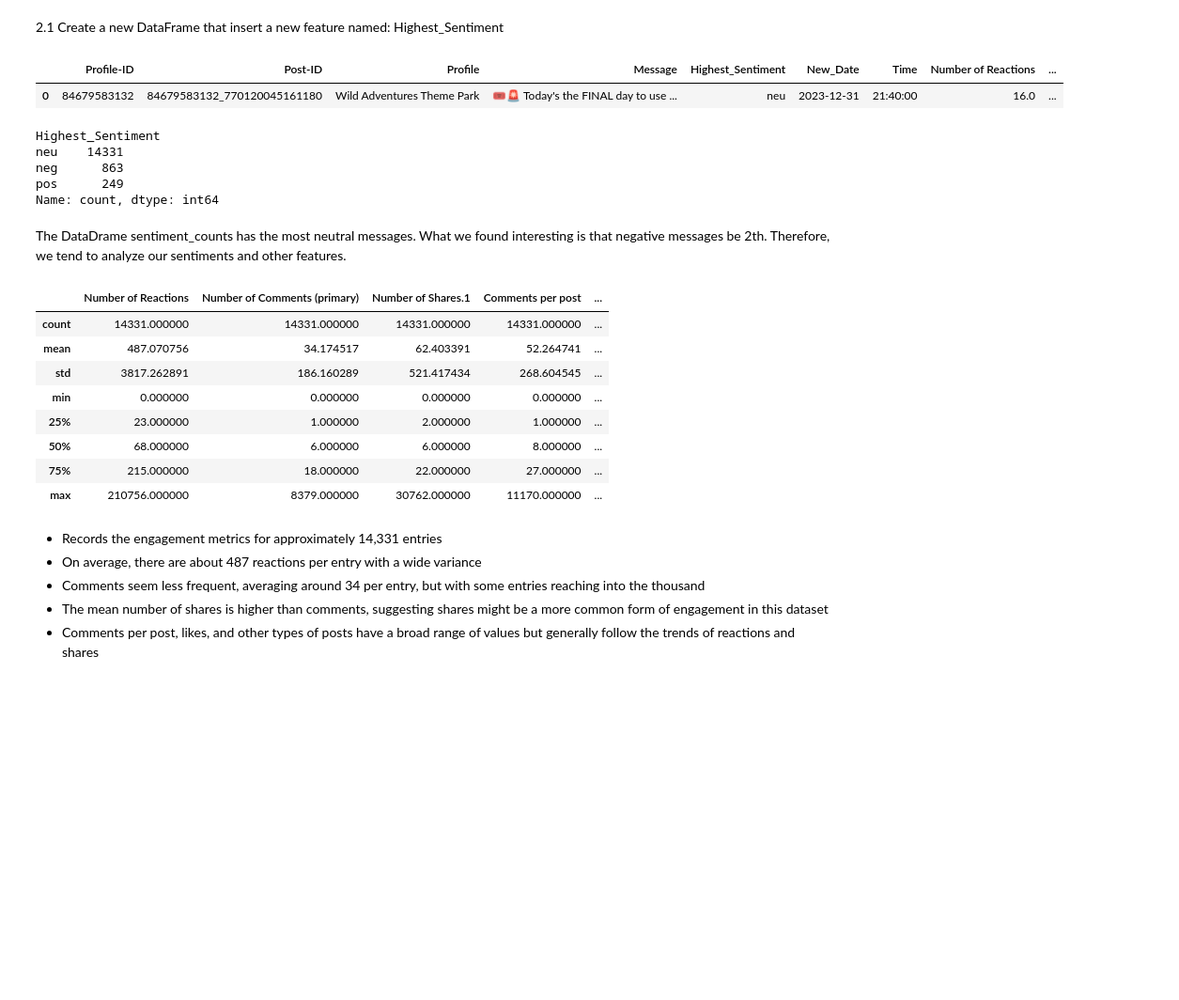
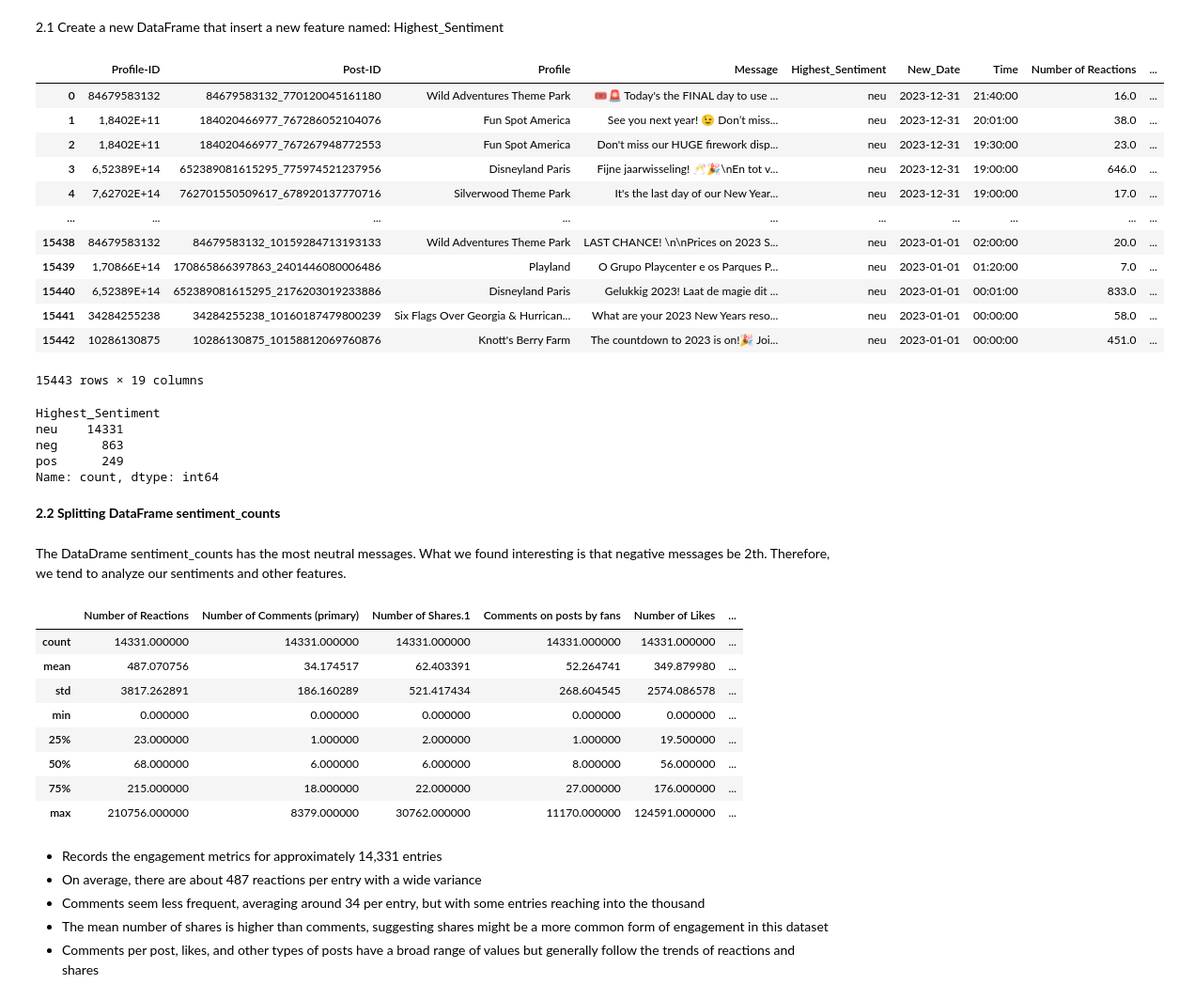
Before and after one commit to ziyuka/Digital-Marketing-Strategy2, a Jupyter notebook: themeparcs_df.ipynb, the cells around one changed output. Shown at 94% size. Cells and saved outputs as stored; diff of their text form; code cells hidden in the pictures; blank space fills up the shorter version.

Commit message:
Did some adjustments on EDA and Data Cleaning (+ visualization)

```diff
--- a/themeparcs_df.ipynb
+++ b/themeparcs_df.ipynb
@@ -245,7 +245,7 @@ merged_themepark['Time'] = merged_themepark['Date'].dt.time
 merged_themepark = merged_themepark.drop('Date', axis=1)
 # %%
 # Change feature format
-merged_themepark = merged_themepark[['Profile-ID', 'Post-ID', 'Profile', 'Message', 'New_Date', 'Time', 'Number of Reactions', 'Number of Comments (primary)', 'Number of Shares.1', 'Comments per post', 'Comments on posts by fans', 'Post interaction rate', 'Engagement', 'Number of Likes', 'Link-posts', 'Picture Posts', 'Video-posts', 'Link']]
+merged_themepark = merged_themepark[['Profile-ID', 'Post-ID', 'Profile', 'Message', 'New_Date', 'Time', 'Number of Reactions', 'Number of Comments (primary)', 'Number of Shares.1', 'Comments on posts by fans', 'Post interaction rate', 'Engagement', 'Number of Likes', 'Link-posts', 'Picture Posts', 'Video-posts', 'Link']]
 # %%
 # Check for missing values
 merged_themepark.isnull().sum()
@@ -415,10 +392,21 @@ df_themepark.insert(message_col_index + 1, 'Highest_Sentiment', df_themepark.pop
 # %% [markdown]
 2.1 Create a new DataFrame that insert a new feature named: Highest_Sentiment
 # %%
-df_themepark.head(1)
+df_themepark
 # %% [output]
 |  | Profile-ID | Post-ID | Profile | Message | Highest_Sentiment | New_Date | Time | Number of Reactions | ... |
 | 0 | 84679583132 | 84679583132_770120045161180 | Wild Adventures Theme Park | 🎟️🚨 Today's the FINAL day to use ... | neu | 2023-12-31 | 21:40:00 | 16.0 | ... |
+| 1 | 1,8402E+11 | 184020466977_767286052104076 | Fun Spot America | See you next year! 😉 Don’t miss... | neu | 2023-12-31 | 20:01:00 | 38.0 | ... |
+| 2 | 1,8402E+11 | 184020466977_767267948772553 | Fun Spot America | Don't miss our HUGE firework disp... | neu | 2023-12-31 | 19:30:00 | 23.0 | ... |
+| 3 | 6,52389E+14 | 652389081615295_775974521237956 | Disneyland Paris | Fijne jaarwisseling! 🥂🎉\nEn tot v... | neu | 2023-12-31 | 19:00:00 | 646.0 | ... |
+| 4 | 7,62702E+14 | 762701550509617_678920137770716 | Silverwood Theme Park | It's the last day of our New Year... | neu | 2023-12-31 | 19:00:00 | 17.0 | ... |
+| ... | ... | ... | ... | ... | ... | ... | ... | ... | ... |
+| 15438 | 84679583132 | 84679583132_10159284713193133 | Wild Adventures Theme Park | LAST CHANCE! \n\nPrices on 2023 S... | neu | 2023-01-01 | 02:00:00 | 20.0 | ... |
+| 15439 | 1,70866E+14 | 170865866397863_2401446080006486 | Playland | O Grupo Playcenter e os Parques P... | neu | 2023-01-01 | 01:20:00 | 7.0 | ... |
+| 15440 | 6,52389E+14 | 652389081615295_2176203019233886 | Disneyland Paris | Gelukkig 2023! Laat de magie dit ... | neu | 2023-01-01 | 00:01:00 | 833.0 | ... |
+| 15441 | 34284255238 | 34284255238_10160187479800239 | Six Flags Over Georgia & Hurrican... | What are your 2023 New Years reso... | neu | 2023-01-01 | 00:00:00 | 58.0 | ... |
+| 15442 | 10286130875 | 10286130875_10158812069760876 | Knott's Berry Farm | The countdown to 2023 is on!🎉 Joi... | neu | 2023-01-01 | 00:00:00 | 451.0 | ... |
+15443 rows × 19 columns
 # %%
 sentiment_counts = df_themepark['Highest_Sentiment'].value_counts()
 # %%
@@ -429,6 +417,8 @@ neu    14331
 neg      863
 pos      249
 Name: count, dtype: int64
+# %% [markdown]
+**2.2 Splitting DataFrame sentiment_counts**
 # %% [markdown]
 The DataDrame sentiment_counts has the most neutral messages. What we found interesting is that negative messages be 2th. Therefore, we tend to analyze our sentiments and other features.
 # %%
@@ -439,15 +429,15 @@ df_pos = df_themepark[df_themepark['Highest_Sentiment'] == 'pos']
 # %%
 df_neu.describe()
 # %% [output]
-|  | Number of Reactions | Number of Comments (primary) | Number of Shares.1 | Comments per post | ... |
-| count | 14331.000000 | 14331.000000 | 14331.000000 | 14331.000000 | ... |
-| mean | 487.070756 | 34.174517 | 62.403391 | 52.264741 | ... |
-| std | 3817.262891 | 186.160289 | 521.417434 | 268.604545 | ... |
-| min | 0.000000 | 0.000000 | 0.000000 | 0.000000 | ... |
-| 25% | 23.000000 | 1.000000 | 2.000000 | 1.000000 | ... |
-| 50% | 68.000000 | 6.000000 | 6.000000 | 8.000000 | ... |
-| 75% | 215.000000 | 18.000000 | 22.000000 | 27.000000 | ... |
-| max | 210756.000000 | 8379.000000 | 30762.000000 | 11170.000000 | ... |
+|  | Number of Reactions | Number of Comments (primary) | Number of Shares.1 | Comments on posts by fans | Number of Likes | ... |
+| count | 14331.000000 | 14331.000000 | 14331.000000 | 14331.000000 | 14331.000000 | ... |
+| mean | 487.070756 | 34.174517 | 62.403391 | 52.264741 | 349.879980 | ... |
+| std | 3817.262891 | 186.160289 | 521.417434 | 268.604545 | 2574.086578 | ... |
+| min | 0.000000 | 0.000000 | 0.000000 | 0.000000 | 0.000000 | ... |
+| 25% | 23.000000 | 1.000000 | 2.000000 | 1.000000 | 19.500000 | ... |
+| 50% | 68.000000 | 6.000000 | 6.000000 | 8.000000 | 56.000000 | ... |
+| 75% | 215.000000 | 18.000000 | 22.000000 | 27.000000 | 176.000000 | ... |
+| max | 210756.000000 | 8379.000000 | 30762.000000 | 11170.000000 | 124591.000000 | ... |
 # %% [markdown]
 - Records the engagement metrics for approximately 14,331 entries
 - On average, there are about 487 reactions per entry with a wide variance
```
Also changed, not shown: parts of 17 cells of this notebook.
